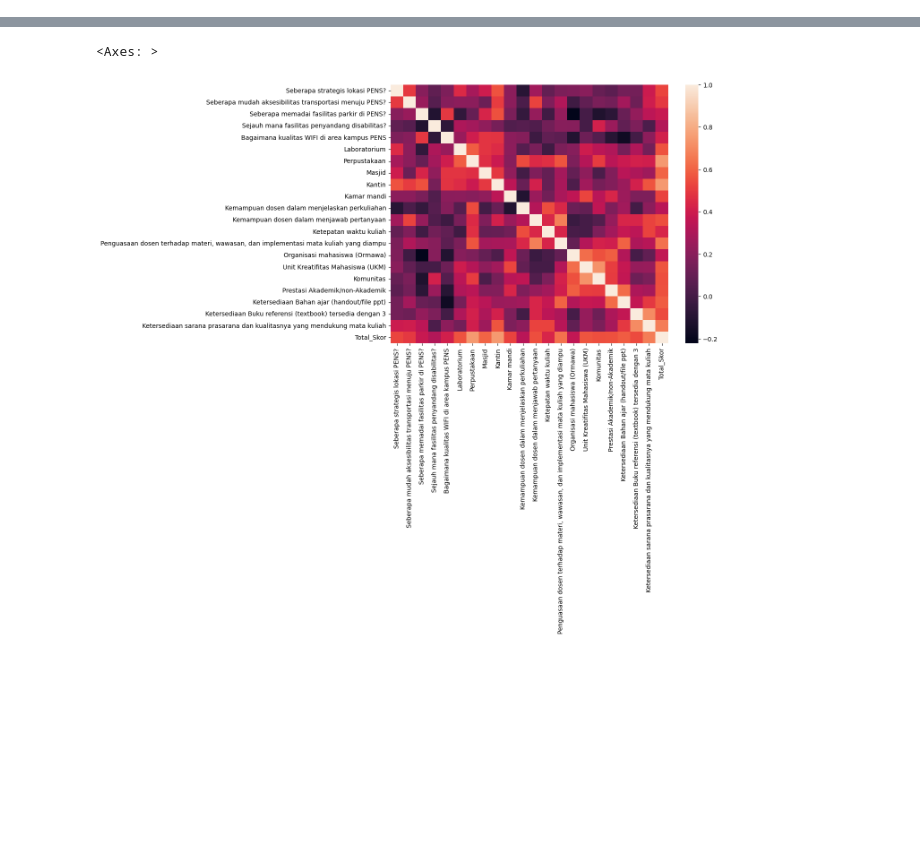
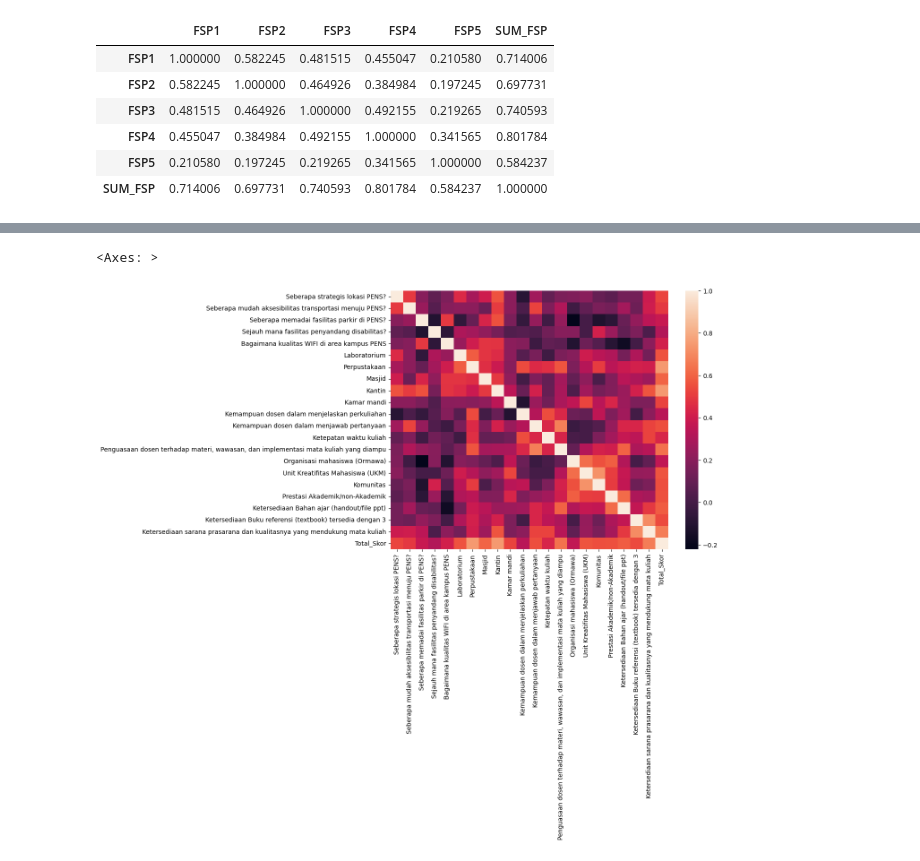
Before and after one commit to RizkyAlde/Analisa-Statistika-Terapan-S3, a Jupyter notebook: Project 4/Before Validasi/AST W10.1.ipynb, the cells around one changed output, grey strips where cells are left out. Cells and saved outputs as stored; diff of their text form; code cells hidden in the pictures; blank space fills up the shorter version.

```diff
--- a/Project 4/Before Validasi/AST W10.1.ipynb
+++ b/Project 4/Before Validasi/AST W10.1.ipynb
@@ -67,0 +67,12 @@ Total_Skor                                            1.000000
+# %%
+df2 = df.loc[0:29,"FSP1":"SUM_FSP"]
+corr_matrix = df2.corr()
+corr_matrix
+# %% [output]
+|  | FSP1 | FSP2 | FSP3 | FSP4 | FSP5 | SUM_FSP |
+| FSP1 | 1.000000 | 0.582245 | 0.481515 | 0.455047 | 0.210580 | 0.714006 |
+| FSP2 | 0.582245 | 1.000000 | 0.464926 | 0.384984 | 0.197245 | 0.697731 |
+| FSP3 | 0.481515 | 0.464926 | 1.000000 | 0.492155 | 0.219265 | 0.740593 |
+| FSP4 | 0.455047 | 0.384984 | 0.492155 | 1.000000 | 0.341565 | 0.801784 |
+| FSP5 | 0.210580 | 0.197245 | 0.219265 | 0.341565 | 1.000000 | 0.584237 |
+| SUM_FSP | 0.714006 | 0.697731 | 0.740593 | 0.801784 | 0.584237 | 1.000000 |
```
Also changed, not shown: parts of 22 cells of this notebook.
